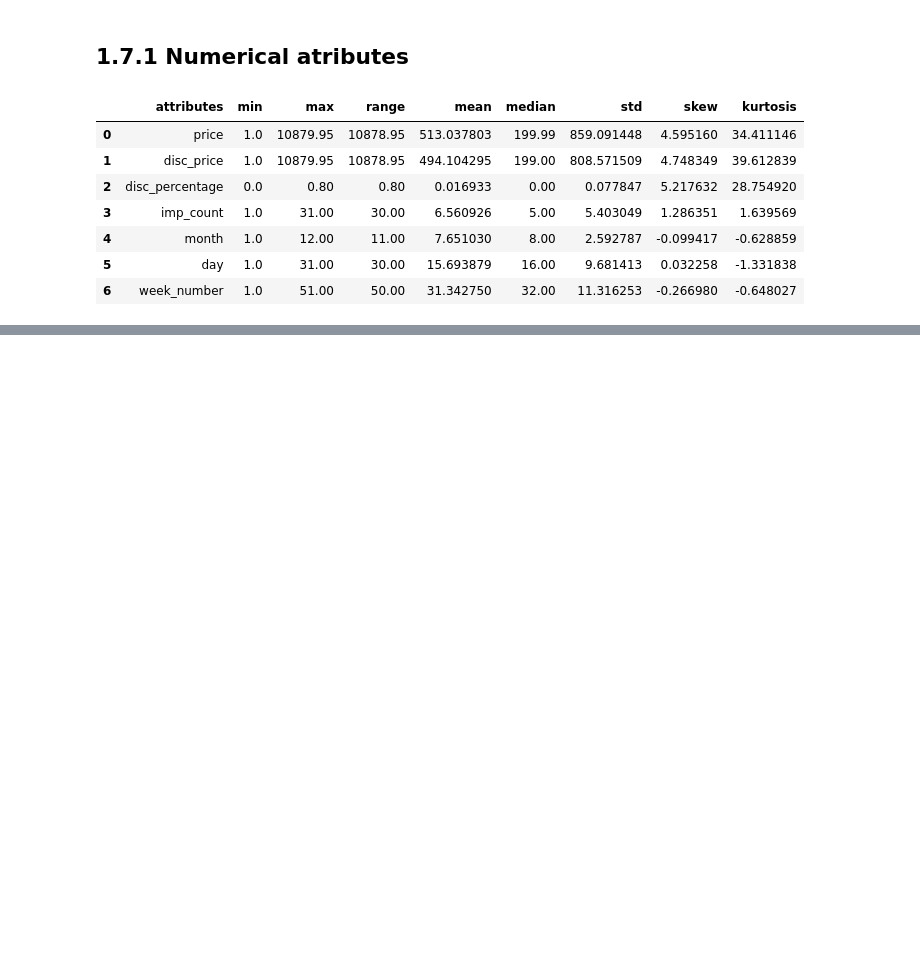
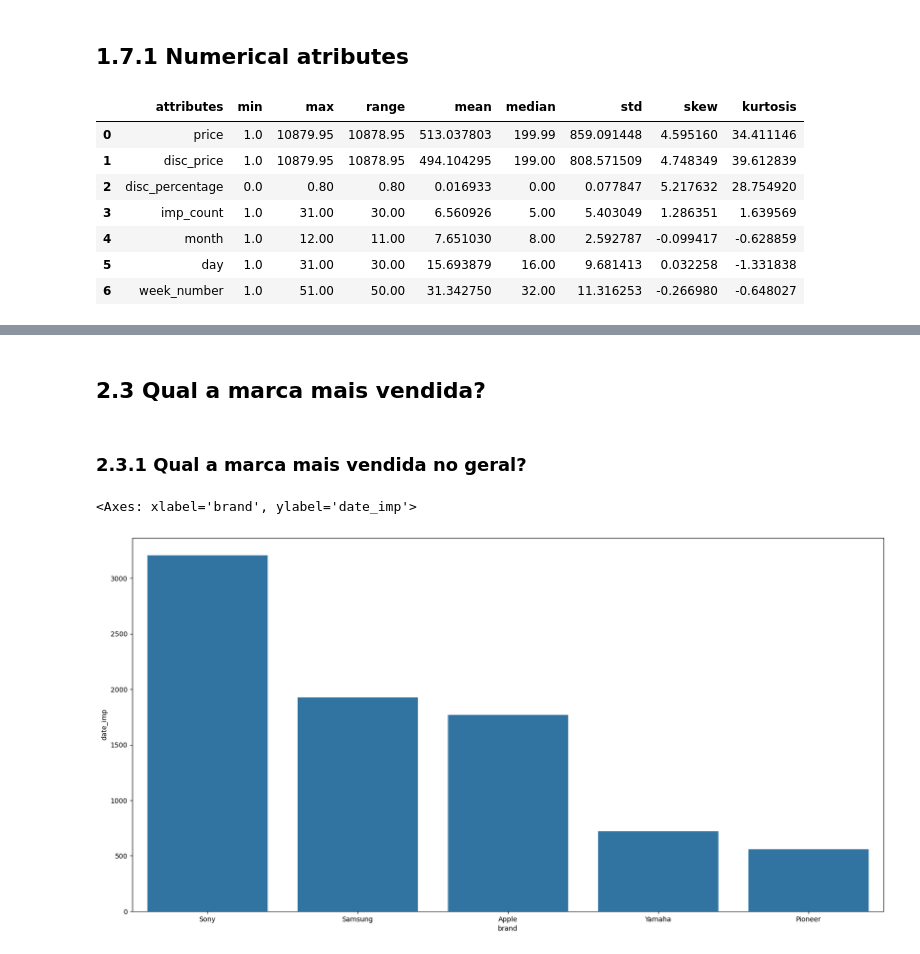
Before and after one commit to douglasaturnino/elasticidade-de-preco, a Jupyter notebook: notebook/elasticidade.ipynb, the cells around one changed output, grey strips where cells are left out. Saved outputs shown, nothing was run; the diff lists cells and outputs as text; code cells hidden in the pictures; blank space fills up the shorter version.

```diff
--- a/notebook/elasticidade.ipynb
+++ b/notebook/elasticidade.ipynb
@@ -131,0 +241,19 @@ m
+# %% [markdown]
+## 2.3 Qual a marca mais vendida?
+# %% [markdown]
+### 2.3.1 Qual a marca mais vendida no geral?
+# %%
+plt.figure(figsize=(20,10))
+
+aux7 = (
+    df2[["date_imp", "brand"]]
+    .groupby("brand")
+    .count()
+    .reset_index()
+    .sort_values(by="date_imp", ascending=False)
+
+)
+sns.barplot(x='brand', y='date_imp', data=aux7.head())
+# %% [output]
+<Axes: xlabel='brand', ylabel='date_imp'>
+[figure, added]
```
Also changed, not shown: parts of 28 cells of this notebook, 1 other file.
